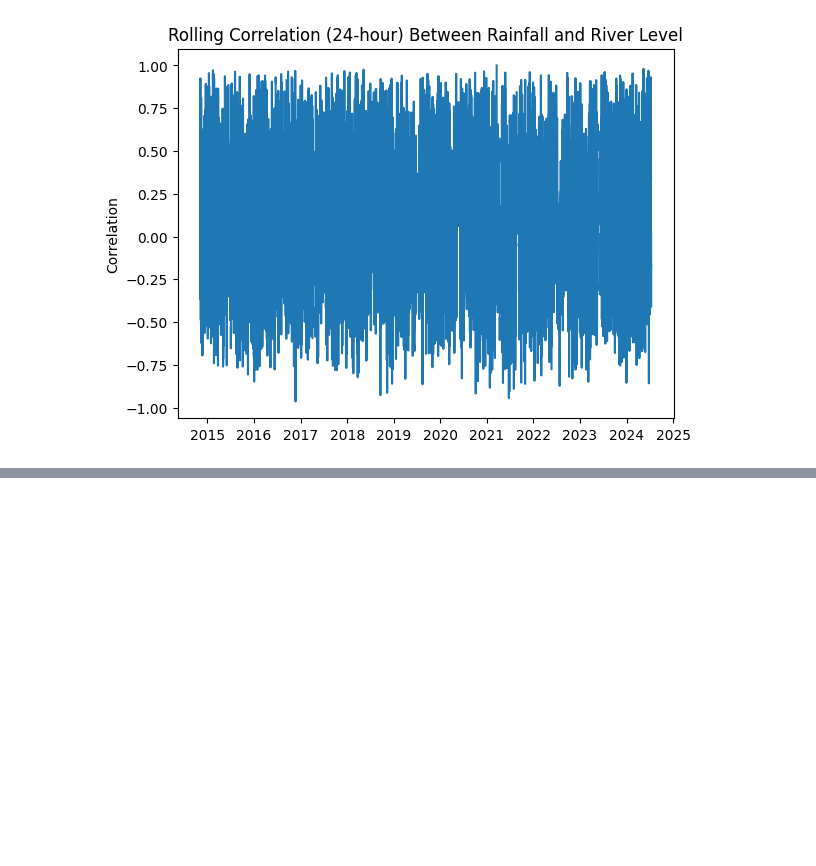
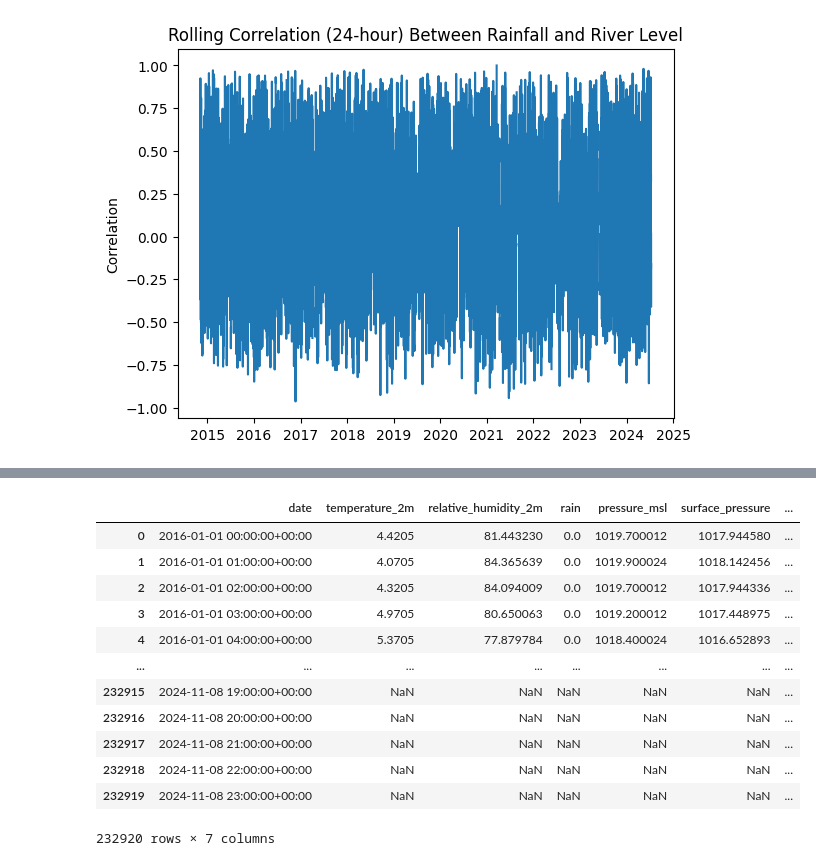
Before and after one commit to mishadcf/Flood-Prediction-Cornwall, a Jupyter notebook: notebooks/EDA.ipynb, the cells around one changed output, grey strips where cells are left out. Saved outputs shown, nothing was run; the diff lists cells and outputs as text; code cells hidden in the pictures; blank space fills up the shorter version.

```diff
--- a/notebooks/EDA.ipynb
+++ b/notebooks/EDA.ipynb
@@ -1246,0 +1684,16 @@ plt.show()
+# %%
+ten_year_data
+# %% [output]
+|  | date | temperature_2m | relative_humidity_2m | rain | pressure_msl | surface_pressure | ... |
+| 0 | 2016-01-01 00:00:00+00:00 | 4.4205 | 81.443230 | 0.0 | 1019.700012 | 1017.944580 | ... |
+| 1 | 2016-01-01 01:00:00+00:00 | 4.0705 | 84.365639 | 0.0 | 1019.900024 | 1018.142456 | ... |
+| 2 | 2016-01-01 02:00:00+00:00 | 4.3205 | 84.094009 | 0.0 | 1019.700012 | 1017.944336 | ... |
+| 3 | 2016-01-01 03:00:00+00:00 | 4.9705 | 80.650063 | 0.0 | 1019.200012 | 1017.448975 | ... |
+| 4 | 2016-01-01 04:00:00+00:00 | 5.3705 | 77.879784 | 0.0 | 1018.400024 | 1016.652893 | ... |
+| ... | ... | ... | ... | ... | ... | ... | ... |
+| 232915 | 2024-11-08 19:00:00+00:00 | NaN | NaN | NaN | NaN | NaN | ... |
+| 232916 | 2024-11-08 20:00:00+00:00 | NaN | NaN | NaN | NaN | NaN | ... |
+| 232917 | 2024-11-08 21:00:00+00:00 | NaN | NaN | NaN | NaN | NaN | ... |
+| 232918 | 2024-11-08 22:00:00+00:00 | NaN | NaN | NaN | NaN | NaN | ... |
+| 232919 | 2024-11-08 23:00:00+00:00 | NaN | NaN | NaN | NaN | NaN | ... |
+232920 rows × 7 columns
```
Also changed, not shown: parts of 46 cells of this notebook, 4 other files.
